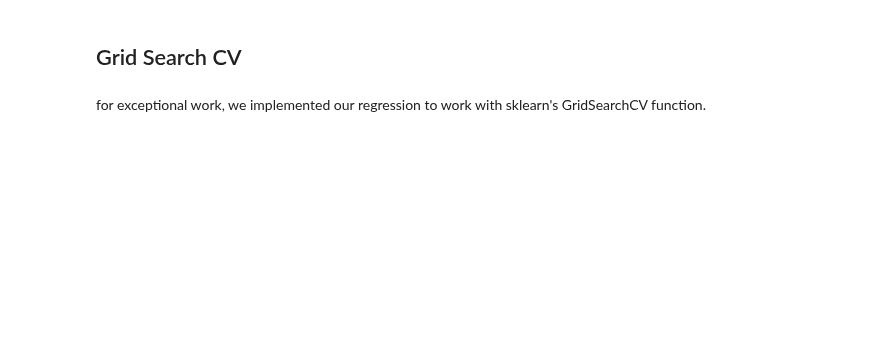
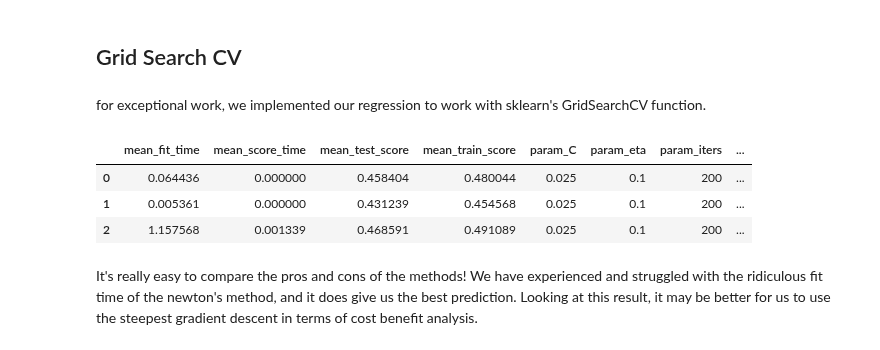
Before and after one commit to Thakugan/machine-learning-notebooks, a Jupyter notebook: 4-extending-logistric-regression/contraceptive-method-choice.ipynb, the cells around one changed output. Drawn from its saved outputs; the diff is of its cells as text; code cells hidden in the pictures; blank space fills up the shorter version.

```diff
--- a/4-extending-logistric-regression/contraceptive-method-choice.ipynb
+++ b/4-extending-logistric-regression/contraceptive-method-choice.ipynb
@@ -937,10 +1003,20 @@ The most problematic of all, the accuracy for stochastic gradient descent showed
 # %% [markdown]
 for exceptional work, we implemented our regression to work with sklearn's GridSearchCV function.
 # %%
+#code from
+#http://scikit-learn.org/stable/modules/generated/sklearn.model_selection.GridSearchCV.html
+#Examples section
 from sklearn.model_selection import GridSearchCV
-params = {'method':('stochastic', 'steepest', 'newton'),
-              'C':[0.025], 'eta':[0.1], 'iters':[200]}
+params = {'method':('steepest', 'stochastic', 'newton'),'C':[0.025], 'eta':[0.1], 'iters':[200]}
 rlr = RegularizedLogisticRegression()
-gscv = GridSearchCV(rlr, params)
-# gscv.fit(X,y)
-# pd.DataFram(gscv.cv_results_)
+clf = GridSearchCV(rlr, params)
+clf.fit(X_train,y_train)
+#instead of printing, make it look clean using df
+pd.DataFrame(clf.cv_results_)
+# %% [output]
+|  | mean_fit_time | mean_score_time | mean_test_score | mean_train_score | param_C | param_eta | param_iters | ... |
+| 0 | 0.064436 | 0.000000 | 0.458404 | 0.480044 | 0.025 | 0.1 | 200 | ... |
+| 1 | 0.005361 | 0.000000 | 0.431239 | 0.454568 | 0.025 | 0.1 | 200 | ... |
+| 2 | 1.157568 | 0.001339 | 0.468591 | 0.491089 | 0.025 | 0.1 | 200 | ... |
+# %% [markdown]
+It's really easy to compare the pros and cons of the methods! We have experienced and struggled with the ridiculous fit time of the newton's method, and it does give us the best prediction. Looking at this result, it may be better for us to use the steepest gradient descent in terms of cost benefit analysis.
```
Also changed, not shown: parts of 2 cells of this notebook.
